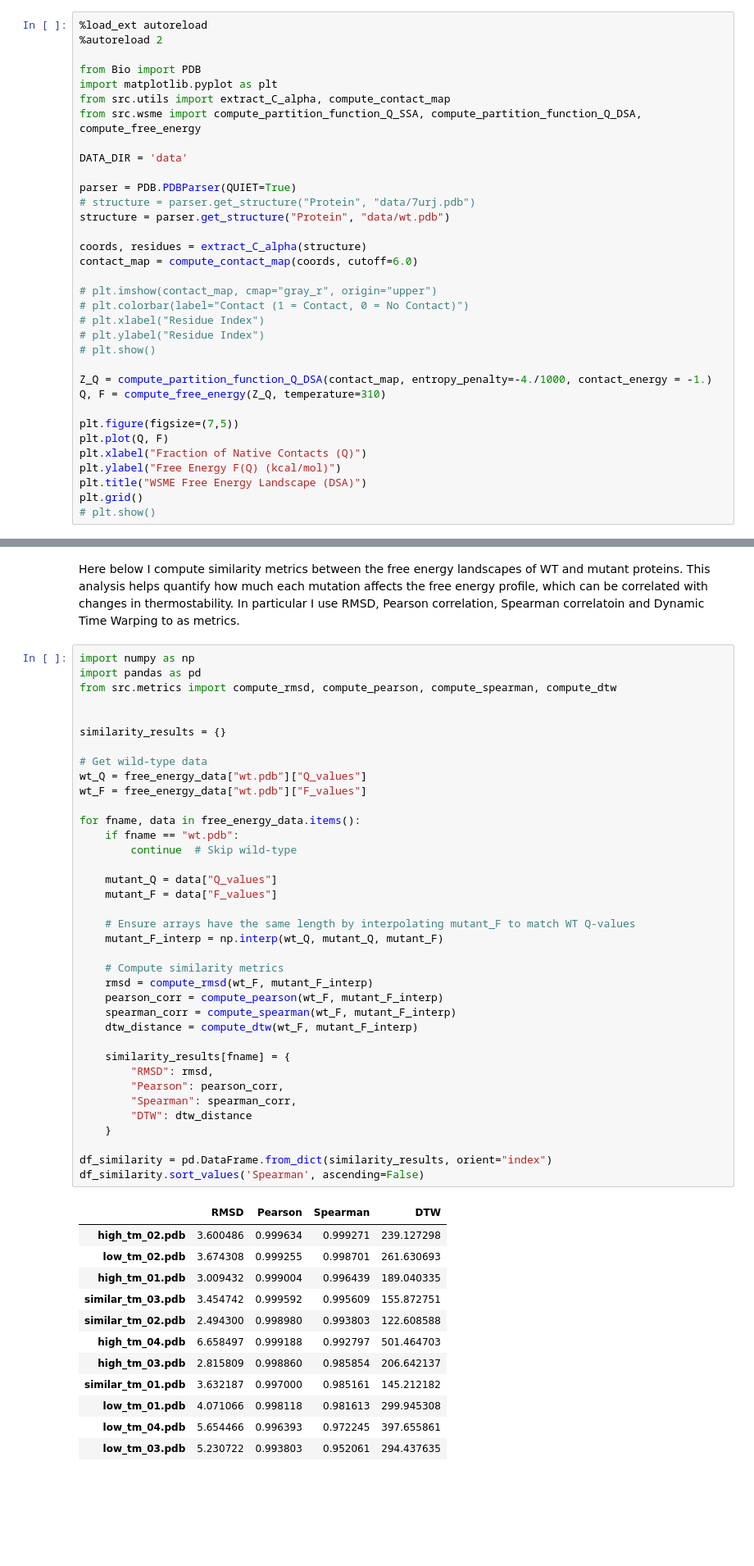
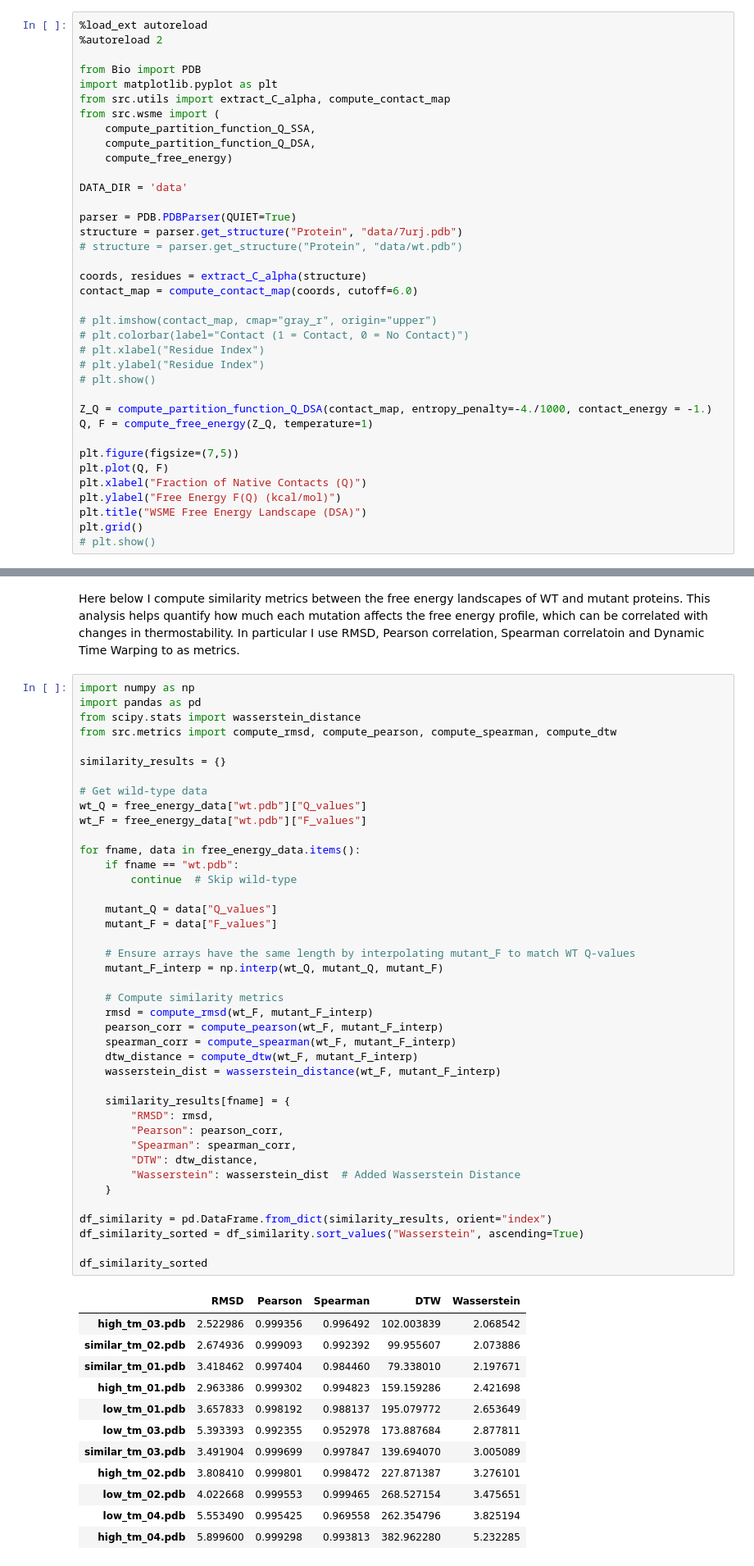
Before and after one commit to aleromualdi/WSME-ts, a Jupyter notebook: single-point-mutants.ipynb, the cells around one changed output, grey strips where cells are left out. Shown: that part at 82% size. Cells and saved outputs as stored; diff of their text form; blank space fills up the shorter version.

```diff
--- a/single-point-mutants.ipynb
+++ b/single-point-mutants.ipynb
@@ -45,13 +45,16 @@ This discrepancy could arise from an underestimated entropy penalty in my model
 from Bio import PDB
 import matplotlib.pyplot as plt
 from src.utils import extract_C_alpha, compute_contact_map
-from src.wsme import compute_partition_function_Q_SSA, compute_partition_function_Q_DSA, compute_free_energy
+from src.wsme import (
+    compute_partition_function_Q_SSA,
+    compute_partition_function_Q_DSA,
+    compute_free_energy)
 
 DATA_DIR = 'data'
 
 parser = PDB.PDBParser(QUIET=True)
-# structure = parser.get_structure("Protein", "data/7urj.pdb")
-structure = parser.get_structure("Protein", "data/wt.pdb")
+structure = parser.get_structure("Protein", "data/7urj.pdb")
+# structure = parser.get_structure("Protein", "data/wt.pdb")
 
 coords, residues = extract_C_alpha(structure)
 contact_map = compute_contact_map(coords, cutoff=6.0)
@@ -63,7 +66,7 @@ contact_map = compute_contact_map(coords, cutoff=6.0)
 # plt.show()
 
 Z_Q = compute_partition_function_Q_DSA(contact_map, entropy_penalty=-4./1000, contact_energy = -1.)
-Q, F = compute_free_energy(Z_Q, temperature=310)
+Q, F = compute_free_energy(Z_Q, temperature=1)
 
 plt.figure(figsize=(7,5))
 plt.plot(Q, F)
@@ -177,53 +176,57 @@ Here below I compute similarity metrics between the free energy landscapes of WT
 # %%
 import numpy as np
 import pandas as pd
+from scipy.stats import wasserstein_distance
 from src.metrics import compute_rmsd, compute_pearson, compute_spearman, compute_dtw
-
 
 similarity_results = {}
 
 # Get wild-type data
 wt_Q = free_energy_data["wt.pdb"]["Q_values"]
 wt_F = free_energy_data["wt.pdb"]["F_values"]
 
 for fname, data in free_energy_data.items():
     if fname == "wt.pdb":
         continue  # Skip wild-type
 
     mutant_Q = data["Q_values"]
     mutant_F = data["F_values"]
 
     # Ensure arrays have the same length by interpolating mutant_F to match WT Q-values
     mutant_F_interp = np.interp(wt_Q, mutant_Q, mutant_F)
 
     # Compute similarity metrics
     rmsd = compute_rmsd(wt_F, mutant_F_interp)
     pearson_corr = compute_pearson(wt_F, mutant_F_interp)
     spearman_corr = compute_spearman(wt_F, mutant_F_interp)
     dtw_distance = compute_dtw(wt_F, mutant_F_interp)
+    wasserstein_dist = wasserstein_distance(wt_F, mutant_F_interp)
 
     similarity_results[fname] = {
         "RMSD": rmsd,
         "Pearson": pearson_corr,
         "Spearman": spearman_corr,
-        "DTW": dtw_distance
+        "DTW": dtw_distance,
+        "Wasserstein": wasserstein_dist  # Added Wasserstein Distance
     }
 
 df_similarity = pd.DataFrame.from_dict(similarity_results, orient="index")
-df_similarity.sort_values('Spearman', ascending=False)
+df_similarity_sorted = df_similarity.sort_values("Wasserstein", ascending=True)
+
+df_similarity_sorted
 # %% [output]
-|  | RMSD | Pearson | Spearman | DTW |
-| high_tm_02.pdb | 3.600486 | 0.999634 | 0.999271 | 239.127298 |
-| low_tm_02.pdb | 3.674308 | 0.999255 | 0.998701 | 261.630693 |
-| high_tm_01.pdb | 3.009432 | 0.999004 | 0.996439 | 189.040335 |
-| similar_tm_03.pdb | 3.454742 | 0.999592 | 0.995609 | 155.872751 |
-| similar_tm_02.pdb | 2.494300 | 0.998980 | 0.993803 | 122.608588 |
-| high_tm_04.pdb | 6.658497 | 0.999188 | 0.992797 | 501.464703 |
-| high_tm_03.pdb | 2.815809 | 0.998860 | 0.985854 | 206.642137 |
-| similar_tm_01.pdb | 3.632187 | 0.997000 | 0.985161 | 145.212182 |
-| low_tm_01.pdb | 4.071066 | 0.998118 | 0.981613 | 299.945308 |
-| low_tm_04.pdb | 5.654466 | 0.996393 | 0.972245 | 397.655861 |
-| low_tm_03.pdb | 5.230722 | 0.993803 | 0.952061 | 294.437635 |
+|  | RMSD | Pearson | Spearman | DTW | Wasserstein |
+| high_tm_03.pdb | 2.522986 | 0.999356 | 0.996492 | 102.003839 | 2.068542 |
+| similar_tm_02.pdb | 2.674936 | 0.999093 | 0.992392 | 99.955607 | 2.073886 |
+| similar_tm_01.pdb | 3.418462 | 0.997404 | 0.984460 | 79.338010 | 2.197671 |
+| high_tm_01.pdb | 2.963386 | 0.999302 | 0.994823 | 159.159286 | 2.421698 |
+| low_tm_01.pdb | 3.657833 | 0.998192 | 0.988137 | 195.079772 | 2.653649 |
+| low_tm_03.pdb | 5.393393 | 0.992355 | 0.952978 | 173.887684 | 2.877811 |
+| similar_tm_03.pdb | 3.491904 | 0.999699 | 0.997847 | 139.694070 | 3.005089 |
+| high_tm_02.pdb | 3.808410 | 0.999801 | 0.998472 | 227.871387 | 3.276101 |
+| low_tm_02.pdb | 4.022668 | 0.999553 | 0.999465 | 268.527154 | 3.475651 |
+| low_tm_04.pdb | 5.553490 | 0.995425 | 0.969558 | 262.354796 | 3.825194 |
+| high_tm_04.pdb | 5.899600 | 0.999298 | 0.993813 | 382.962280 | 5.232285 |
 # %% [markdown]
 From the results we can observe that:
 - Mutants with comparable or higher thermostability to the WT tend to exhibit higher Spearman correlation, suggesting that their rank order of free-energy values across Q-values remains consistent with WT.
```
Also changed, not shown: parts of 6 cells of this notebook, 3 other files.
